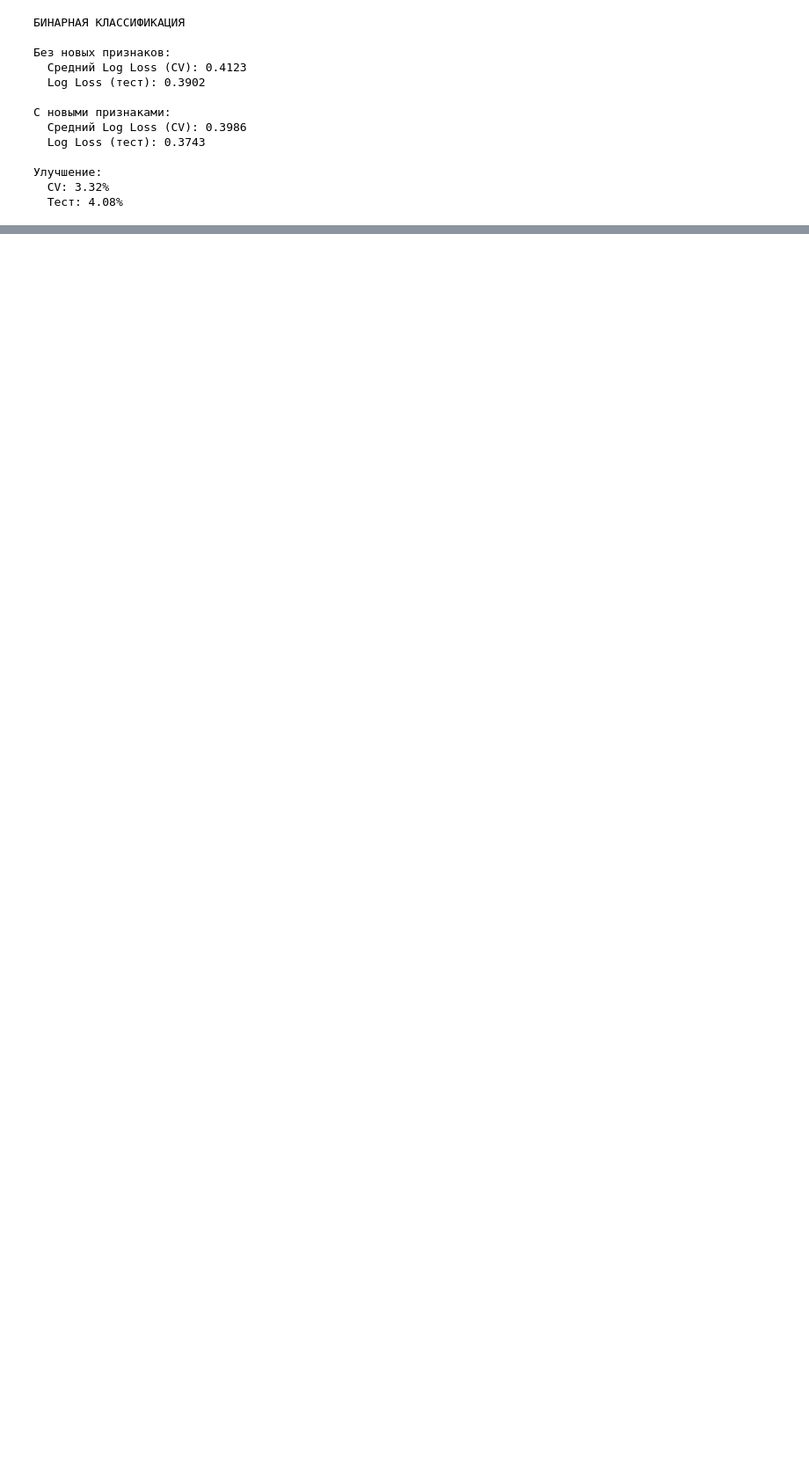
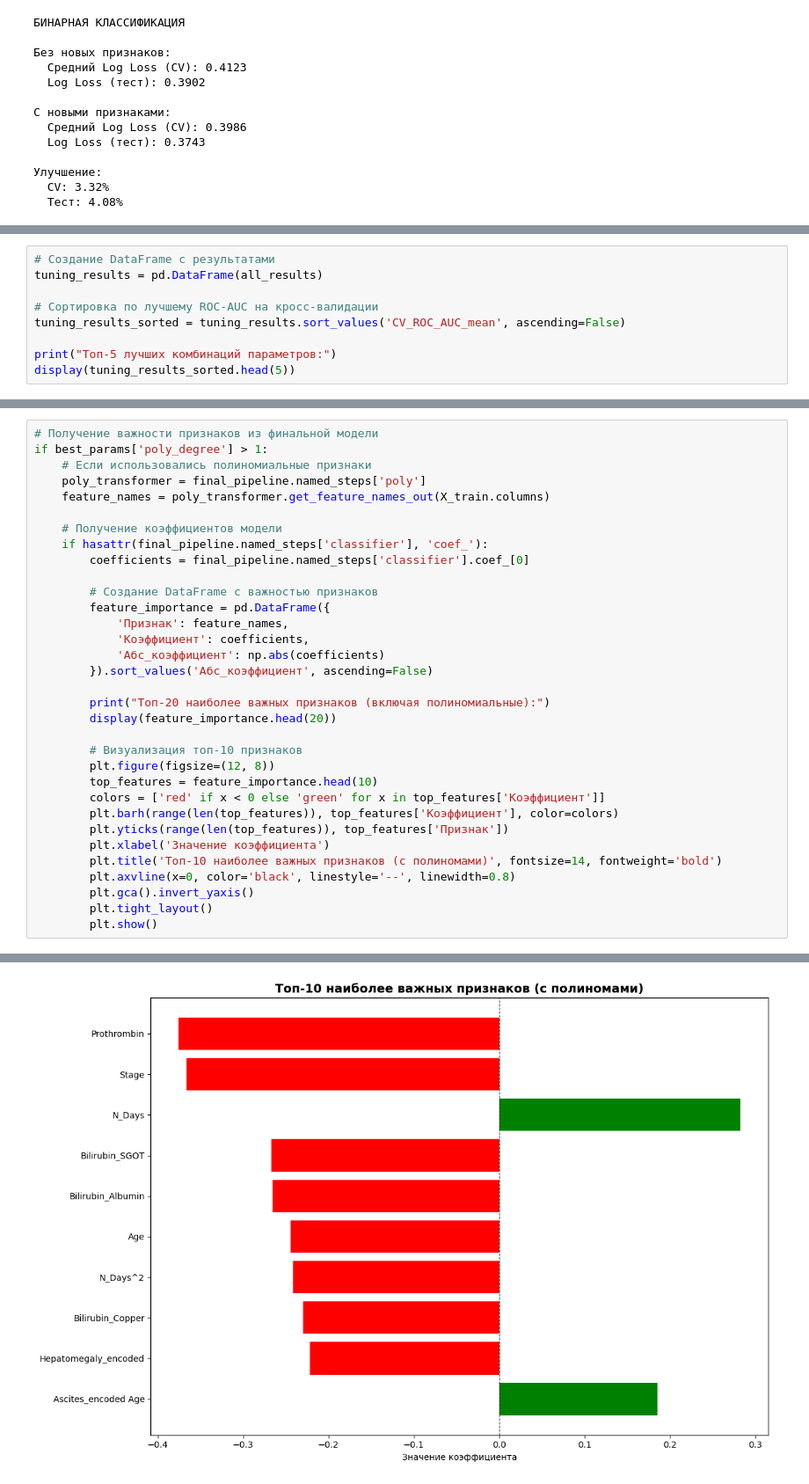
Before and after one commit to MariaKhudiakova/cirrhosis-prediction, a Jupyter notebook: notebooks/logistic_regression.ipynb, the cells around one changed output, grey strips where cells are left out. Shown: that part at 88% size. Saved outputs shown, nothing was run; the diff lists cells and outputs as text; blank space fills up the shorter version.

```diff
--- a/notebooks/logistic_regression.ipynb
+++ b/notebooks/logistic_regression.ipynb
@@ -700,0 +1564,9 @@ print(f"  Тест: {improvement_binary_test:.2f}%")
+# %%
+# Создание DataFrame с результатами
+tuning_results = pd.DataFrame(all_results)
+
+# Сортировка по лучшему ROC-AUC на кросс-валидации
+tuning_results_sorted = tuning_results.sort_values('CV_ROC_AUC_mean', ascending=False)
+
+print("Топ-5 лучших комбинаций параметров:")
+display(tuning_results_sorted.head(5))
@@ -700,0 +1630,34 @@ print(f"  Тест: {improvement_binary_test:.2f}%")
+# %%
+# Получение важности признаков из финальной модели
+if best_params['poly_degree'] > 1:
+    # Если использовались полиномиальные признаки
+    poly_transformer = final_pipeline.named_steps['poly']
+    feature_names = poly_transformer.get_feature_names_out(X_train.columns)
+
+    # Получение коэффициентов модели
+    if hasattr(final_pipeline.named_steps['classifier'], 'coef_'):
+        coefficients = final_pipeline.named_steps['classifier'].coef_[0]
+
+        # Создание DataFrame с важностью признаков
+        feature_importance = pd.DataFrame({
+            'Признак': feature_names,
+            'Коэффициент': coefficients,
+            'Абс_коэффициент': np.abs(coefficients)
+        }).sort_values('Абс_коэффициент', ascending=False)
+
+        print("Топ-20 наиболее важных признаков (включая полиномиальные):")
+        display(feature_importance.head(20))
+
+        # Визуализация топ-10 признаков
+        plt.figure(figsize=(12, 8))
+        top_features = feature_importance.head(10)
+        colors = ['red' if x < 0 else 'green' for x in top_features['Коэффициент']]
+        plt.barh(range(len(top_features)), top_features['Коэффициент'], color=colors)
+        plt.yticks(range(len(top_features)), top_features['Признак'])
+        plt.xlabel('Значение коэффициента')
+        plt.title('Топ-10 наиболее важных признаков (с полиномами)', fontsize=14, fontweight='bold')
+        plt.axvline(x=0, color='black', linestyle='--', linewidth=0.8)
+        plt.gca().invert_yaxis()
+        plt.tight_layout()
+        plt.show()
+# %% [output]
@@ -700,0 +1682 @@ print(f"  Тест: {improvement_binary_test:.2f}%")
+[figure, added]
```
Also changed, not shown: parts of 29 cells of this notebook, 1 other file.
